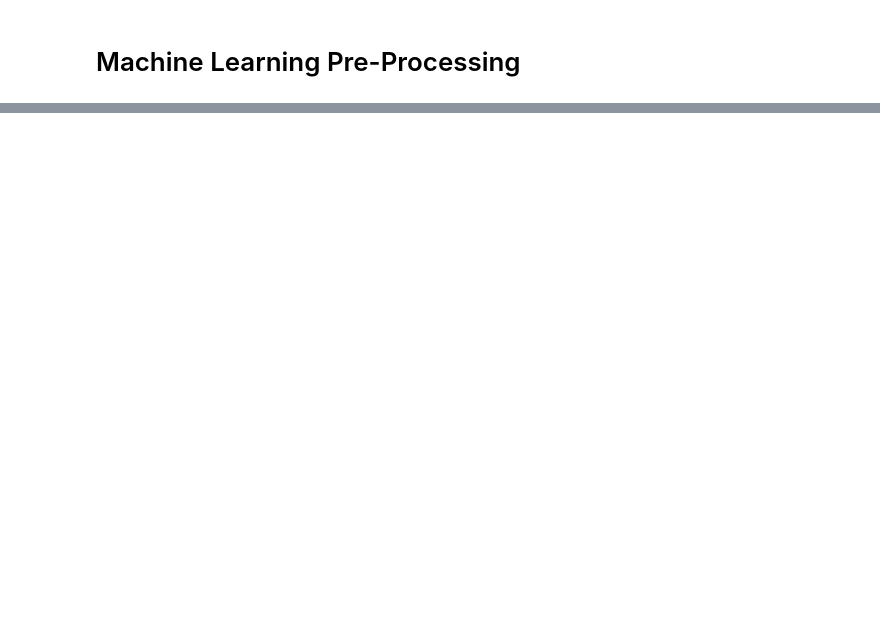
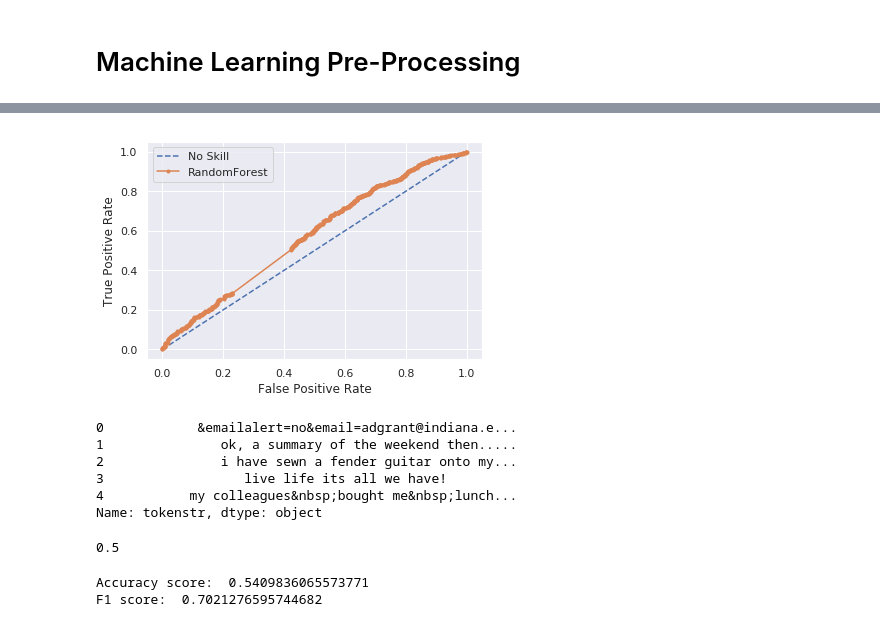
Before and after one commit to drewlehe/blog-nlp, a Jupyter notebook: spacy.ipynb, the cells around one changed output, grey strips where cells are left out. Drawn from its saved outputs; the diff is of its cells as text; code cells hidden in the pictures; blank space fills up the shorter version.

```diff
--- a/spacy.ipynb
+++ b/spacy.ipynb
@@ -127,0 +222,46 @@ accuracy_score(y_test, y_preds)
+# %%
+#This is just the code for getting an AUC plot. I could stick it into a function.
+probs = clf.predict_proba(X_test_cv)
+lr_probs = probs[:, 1]
+ns_probs = [0 for _ in range(len(y_test))]
+# calculate roc curves
+ns_fpr, ns_tpr, _ = roc_curve(y_test, ns_probs)
+lr_fpr, lr_tpr, _ = roc_curve(y_test, lr_probs)
+# plot the roc curve for the model
+plt.plot(ns_fpr, ns_tpr, linestyle='--', label='No Skill')
+plt.plot(lr_fpr, lr_tpr, marker='.', label='RandomForest')
+# axis labels
+plt.xlabel('False Positive Rate')
+plt.ylabel('True Positive Rate')
+# show the legend
+plt.legend()
+# show the plot
+plt.show()
+# %% [output]
+[figure, added]
+# %%
+df['tokenstr'].head()
+# %% [output]
+0            &emailalert=no&email=adgrant@indiana.e...
+1               ok, a summary of the weekend then.....
+2               i have sewn a fender guitar onto my...
+3                  live life its all we have!
+4           my colleagues&nbsp;bought me&nbsp;lunch...
+Name: tokenstr, dtype: object
+# %%
+from sklearn.metrics import roc_auc_score
+ns_auc = roc_auc_score(y_test, ns_probs)
+ns_auc
+# %% [output]
+0.5
+# %%
+#Best score of anything. F1=.724346
+from sklearn.svm import SVC
+clf = SVC(gamma = 'auto', C=1, kernel='poly', degree=3)
+clf.fit(X_train_cv, y_train)
+y_preds=clf.predict(X_test_cv)
+print('Accuracy score: ', accuracy_score(y_test, y_preds))
+print("F1 score: ", metrics.f1_score(y_test , y_preds))
+# %% [output]
+Accuracy score:  0.5409836065573771
+F1 score:  0.7021276595744682
```
Also changed, not shown: parts of 71 cells of this notebook.
